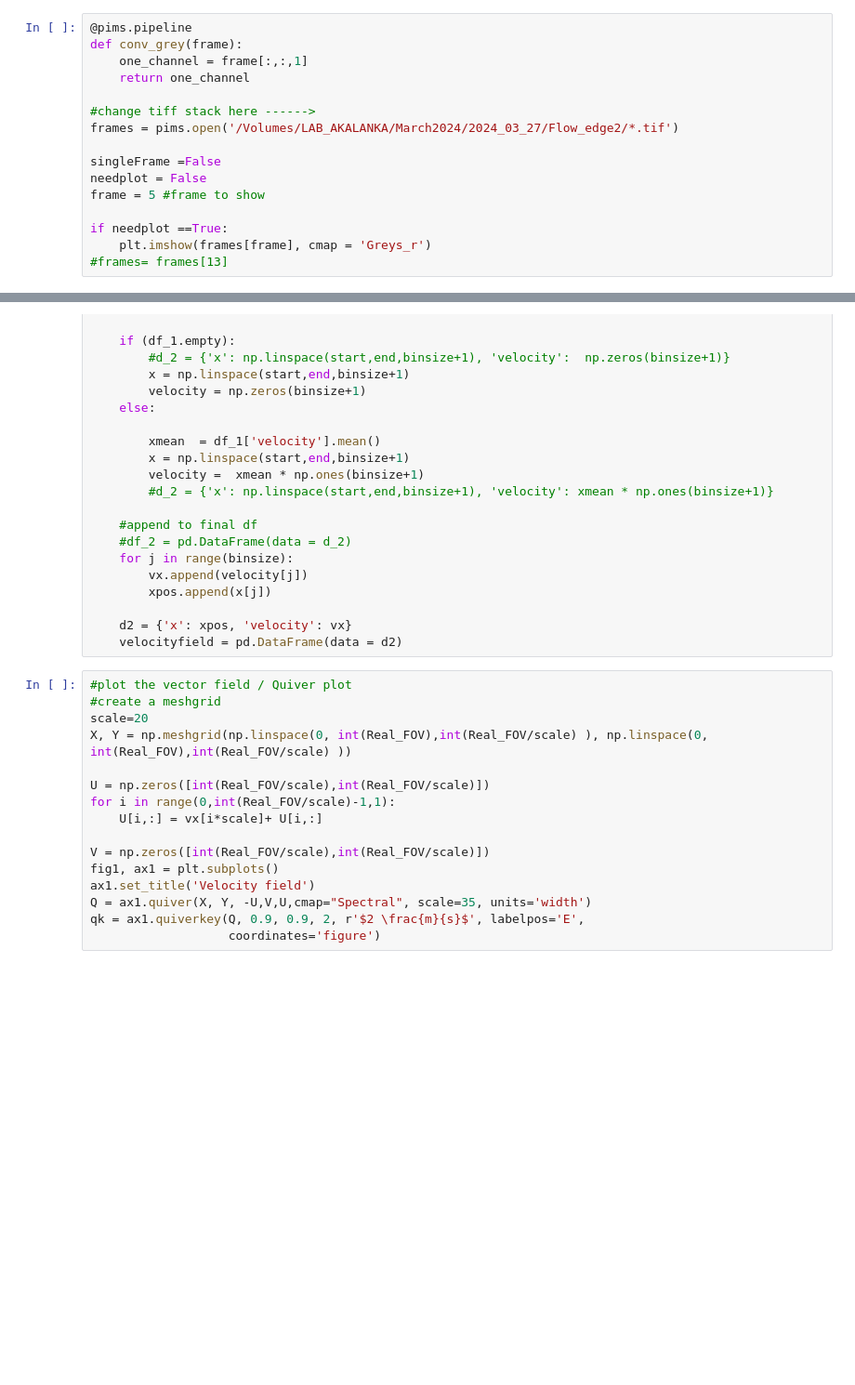
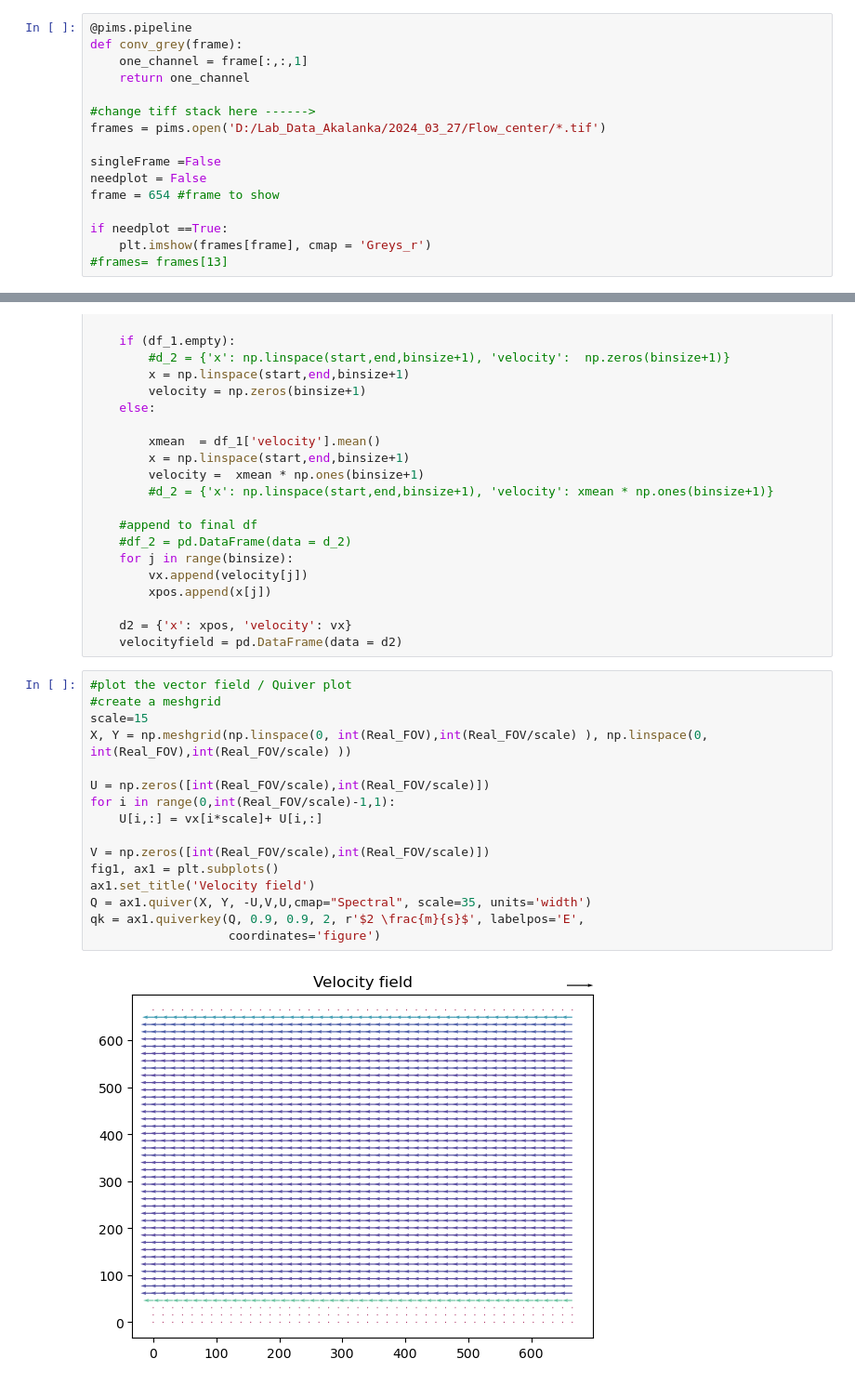
Before and after one commit to pamud-akalanka/FSVPy, a Jupyter notebook: Streaks.ipynb, the cells around one changed output, grey strips where cells are left out. Shown at 93% size. Drawn from its saved outputs; the diff is of its cells as text; blank space fills up the shorter version.

```diff
--- a/Streaks.ipynb
+++ b/Streaks.ipynb
@@ -20,11 +20,11 @@ def conv_grey(frame):
     return one_channel
 
 #change tiff stack here ------>
-frames = pims.open('/Volumes/LAB_AKALANKA/March2024/2024_03_27/Flow_edge2/*.tif')
+frames = pims.open('D:/Lab_Data_Akalanka/2024_03_27/Flow_center/*.tif')
 
 singleFrame =False
 needplot = False
-frame = 5 #frame to show
+frame = 654 #frame to show
 
 if needplot ==True:
     plt.imshow(frames[frame], cmap = 'Greys_r')
@@ -218,16 +220,18 @@ for i in range(0,int(Real_FOV),binsize):
 # %%
 #plot the vector field / Quiver plot
 #create a meshgrid
-scale=20
+scale=15
 X, Y = np.meshgrid(np.linspace(0, int(Real_FOV),int(Real_FOV/scale) ), np.linspace(0, int(Real_FOV),int(Real_FOV/scale) ))
 
 U = np.zeros([int(Real_FOV/scale),int(Real_FOV/scale)])
 for i in range(0,int(Real_FOV/scale)-1,1):
     U[i,:] = vx[i*scale]+ U[i,:]
 
 V = np.zeros([int(Real_FOV/scale),int(Real_FOV/scale)])
 fig1, ax1 = plt.subplots()
 ax1.set_title('Velocity field')
 Q = ax1.quiver(X, Y, -U,V,U,cmap="Spectral", scale=35, units='width')
 qk = ax1.quiverkey(Q, 0.9, 0.9, 2, r'$2 \frac{m}{s}$', labelpos='E',
                    coordinates='figure')
+# %% [output]
+[figure, added]
```
Also changed, not shown: parts of 3 cells of this notebook, 4 other files.
